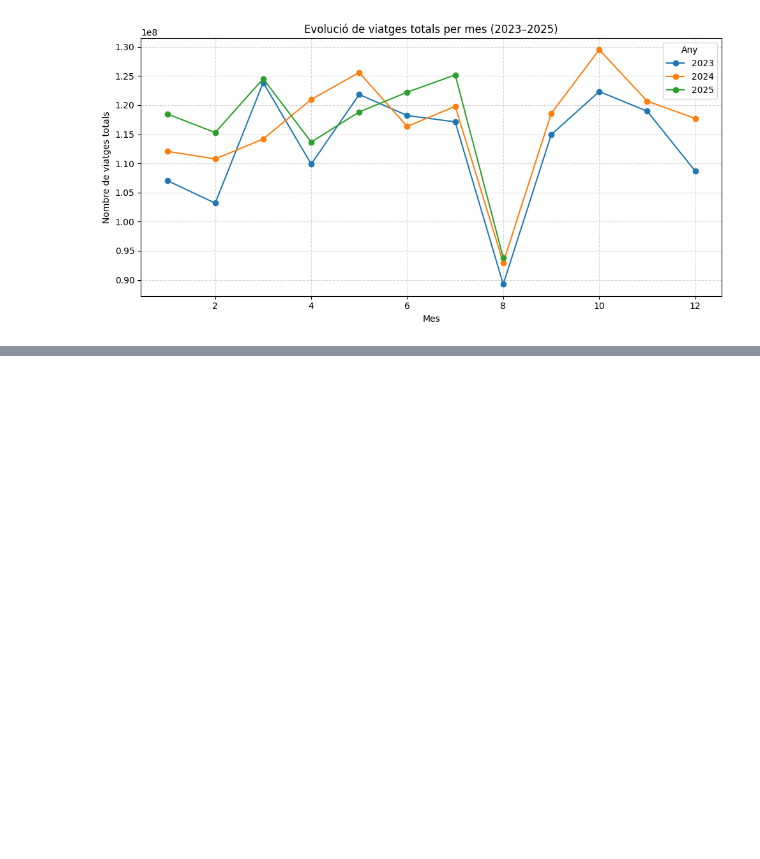
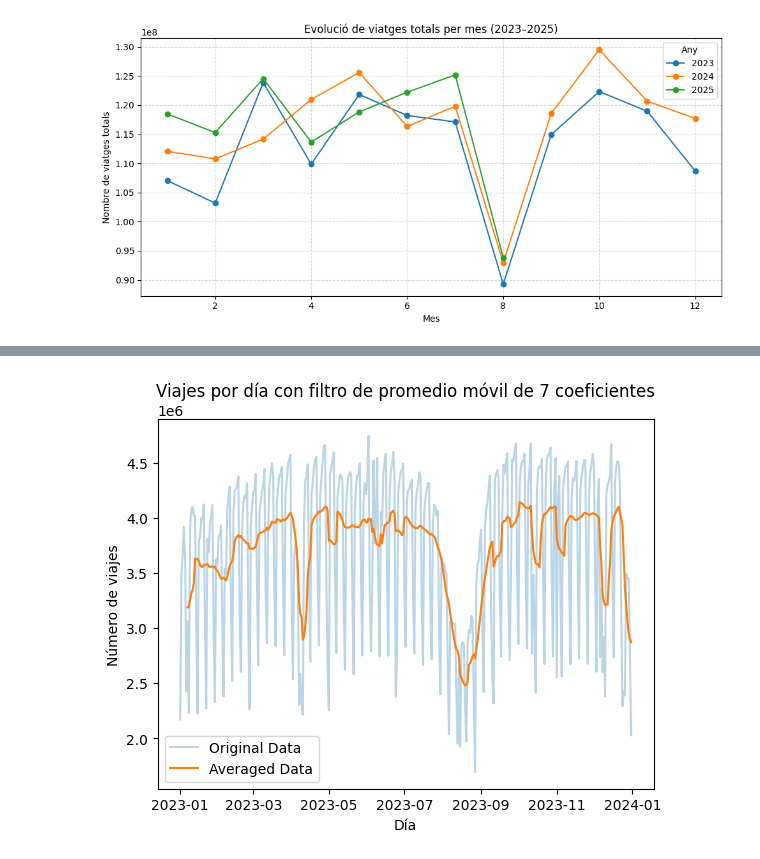
Before and after one commit to jordirubio01/MobiCat, a Jupyter notebook: mobile-challenge-datasets/IT2__DS3__3-Time-Series.ipynb, the cells around one changed output, grey strips where cells are left out. Cells and saved outputs as stored; diff of their text form; code cells hidden in the pictures; blank space fills up the shorter version.

```diff
--- a/mobile-challenge-datasets/IT2__DS3__3-Time-Series.ipynb
+++ b/mobile-challenge-datasets/IT2__DS3__3-Time-Series.ipynb
@@ -145,0 +163,16 @@ plt.show()
+# %%
+day_filtered_df = utils.filter_day_by_year(concatenated_color_week_df, year=2023)
+
+num_coefficients = 7
+day_average_df = pd.DataFrame()
+day_average_df["day"] = day_filtered_df["day"]
+day_average_df["viajes"] = day_filtered_df["viajes"].rolling(num_coefficients).mean()
+plt.plot(day_filtered_df["day"], day_filtered_df["viajes"], label="Original Data", alpha=0.3)
+plt.plot(day_average_df["day"], day_average_df["viajes"], label="Averaged Data")
+plt.title(f"Viajes por día con filtro de promedio móvil de %d coeficientes" % num_coefficients)
+plt.xlabel("Día")
+plt.ylabel("Número de viajes")
+plt.legend()
+plt.show()
+# %% [output]
+[figure, added]
```
Also changed, not shown: parts of 3 cells of this notebook, 1 other file.
